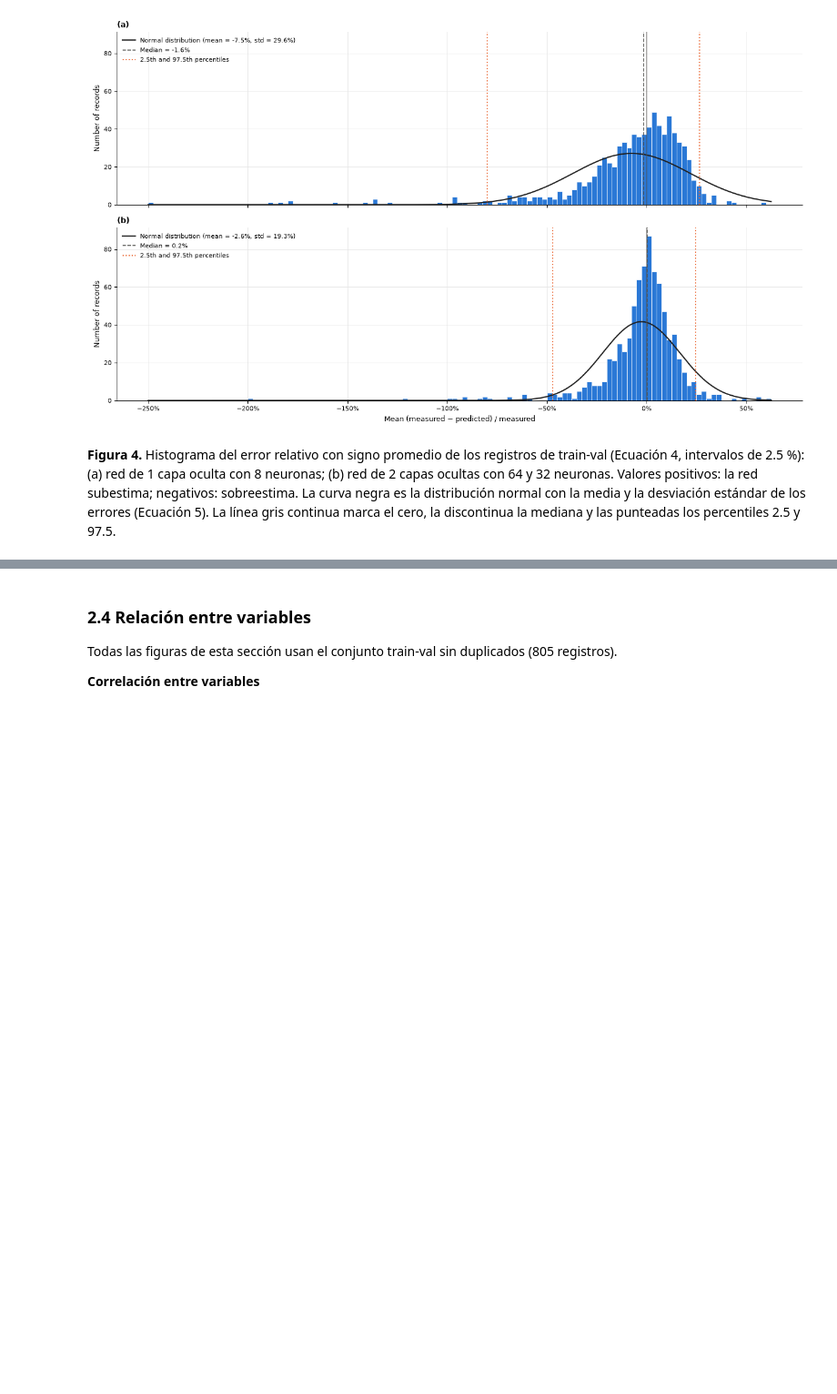
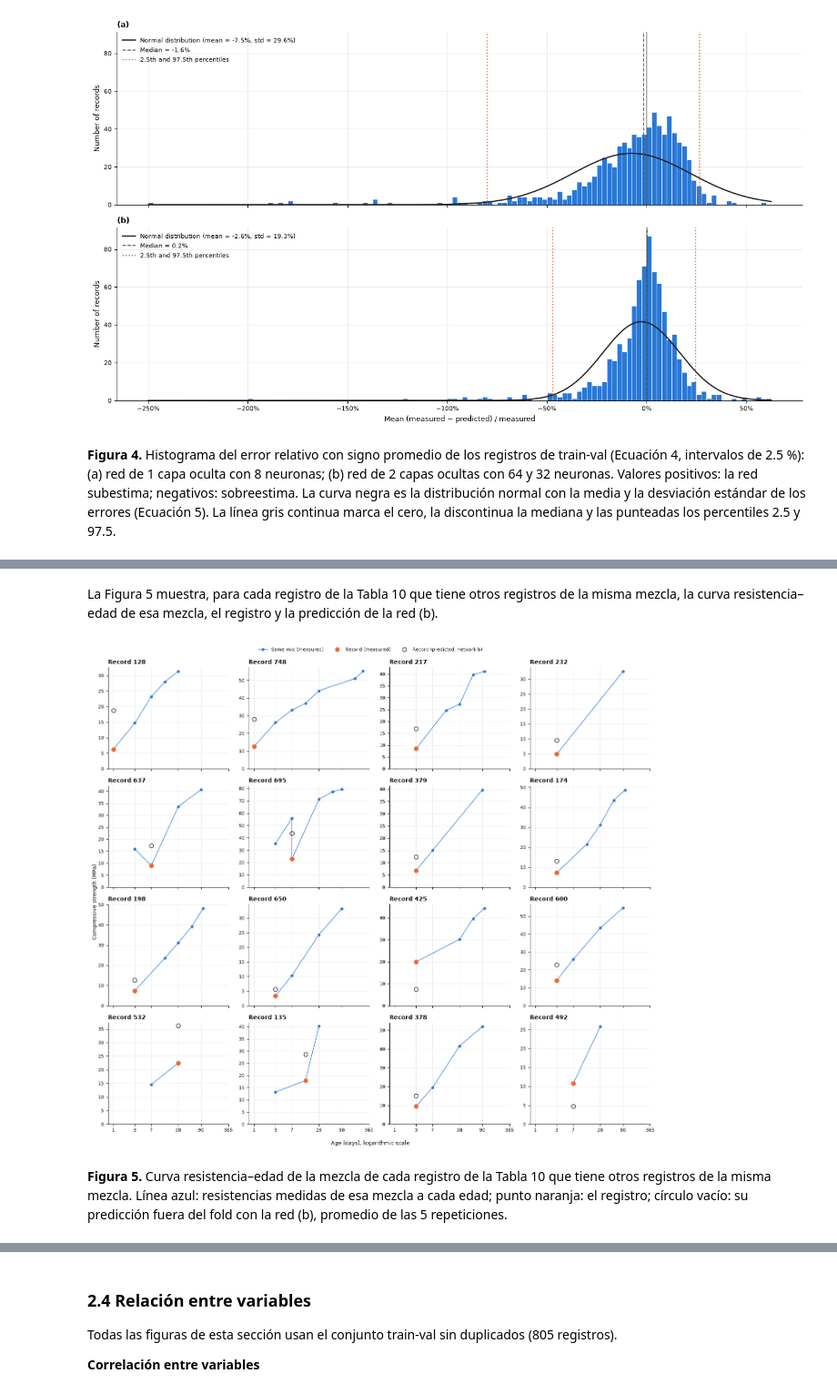
Before and after one commit to 25adiaz-apps/phd-civil-ualberta, a Jupyter notebook: machine-learning/assignment-4/question-1-concrete-strength.ipynb, the cells around one changed output, grey strips where cells are left out. Shown at 91% size. Saved outputs shown, nothing was run; the diff lists cells and outputs as text; code cells hidden in the pictures; blank space fills up the shorter version.

```diff
--- a/machine-learning/assignment-4/question-1-concrete-strength.ipynb
+++ b/machine-learning/assignment-4/question-1-concrete-strength.ipynb
@@ -584,0 +585,12 @@ Figura 4 y Tabla 8 (error relativo con signo):
+# %%
+# Mean absolute relative error of each record (Equation 3), one column per network
+mean_abs_errors = pd.DataFrame({name: error.mean(axis=1) for name, error in oof_rel_errors.items()})
+net_a, net_b = mean_abs_errors.columns
+
+ERROR_THRESHOLDS = [0.5, 0.75, 1.0, 2.0]
+threshold_counts = pd.DataFrame(
+    {**{name: [(mean_abs_errors[name] > t).sum() for t in ERROR_THRESHOLDS] for name in mean_abs_errors},
+     "both networks": [(mean_abs_errors > t).all(axis=1).sum() for t in ERROR_THRESHOLDS]},
+    index=[f"error > {t:.0%}" for t in ERROR_THRESHOLDS])
+show_table(threshold_counts, 9,
+           "Número de registros de train-val cuyo error relativo absoluto promedio supera cada umbral.")
@@ -584,0 +654,37 @@ Figura 4 y Tabla 8 (error relativo con signo):
+# %% [markdown]
+La Figura 5 muestra, para cada registro de la Tabla 10 que tiene otros registros de la misma mezcla, la curva resistencia–edad de esa mezcla, el registro y la predicción de la red (b).
+# %%
+with_same_mix = [r for r in candidates.index if candidates.loc[r, "same-mix records"] > 0]
+n_cols = 4
+n_rows = int(np.ceil(len(with_same_mix) / n_cols))
+fig, axes = plt.subplots(n_rows, n_cols, figsize=(14, 3 * n_rows), sharex=True)
+for ax, record in zip(axes.flat, with_same_mix):
+    same_mix = train_val_df[mix_id == mix_id[record]].sort_values("age")
+    ax.plot(same_mix["age"], same_mix[TARGET], "-o", color=COLOR_TRAIN, markersize=4, linewidth=1,
+            label="Same mix (measured)")
+    ax.plot(train_val_df.loc[record, "age"], train_val_df.loc[record, TARGET], "o", color=COLOR_TEST,
+            markersize=7, zorder=4, label="Record (measured)")
+    ax.plot(train_val_df.loc[record, "age"], candidates.loc[record, "predicted"], "o",
+            markerfacecolor="none", markeredgecolor="#1f1f1f", markersize=7, zorder=4,
+            label="Record (predicted, network b)")
+    ax.set_xscale("log")
+    ax.set_xticks([1, 3, 7, 28, 90, 365])
+    ax.set_xticklabels([1, 3, 7, 28, 90, 365])
+    ax.minorticks_off()
+    ax.set_ylim(bottom=0)
+    ax.set_title(f"Record {record}", loc="left", fontweight="bold")
+for ax in axes.flat[len(with_same_mix):]:
+    ax.axis("off")
+fig.supxlabel(LABELS["age"] + ", logarithmic scale", fontsize=9)
+fig.supylabel(LABELS[TARGET], fontsize=9)
+handles, labels = axes.flat[0].get_legend_handles_labels()
+fig.legend(handles, labels, loc="upper center", ncol=3, bbox_to_anchor=(0.5, 1.02))
+fig.tight_layout()
+show_figure(fig, 5,
+            "Curva resistencia–edad de la mezcla de cada registro de la Tabla 10 que tiene otros "
+            "registros de la misma mezcla. Línea azul: resistencias medidas de esa mezcla a cada "
+            "edad; punto naranja: el registro; círculo vacío: su predicción fuera del fold con la red "
+            "(b), promedio de las 5 repeticiones.")
+# %% [output]
+[figure, added]
+**Figura 5.** Curva resistencia–edad de la mezcla de cada registro de la Tabla 10 que tiene otros registros de la misma mezcla. Línea azul: resistencias medidas de esa mezcla a cada edad; punto naranja: el registro; círculo vacío: su predicción fuera del fold con la red (b), promedio de las 5 repeticiones.
```
Also changed, not shown: parts of 15 cells of this notebook.
